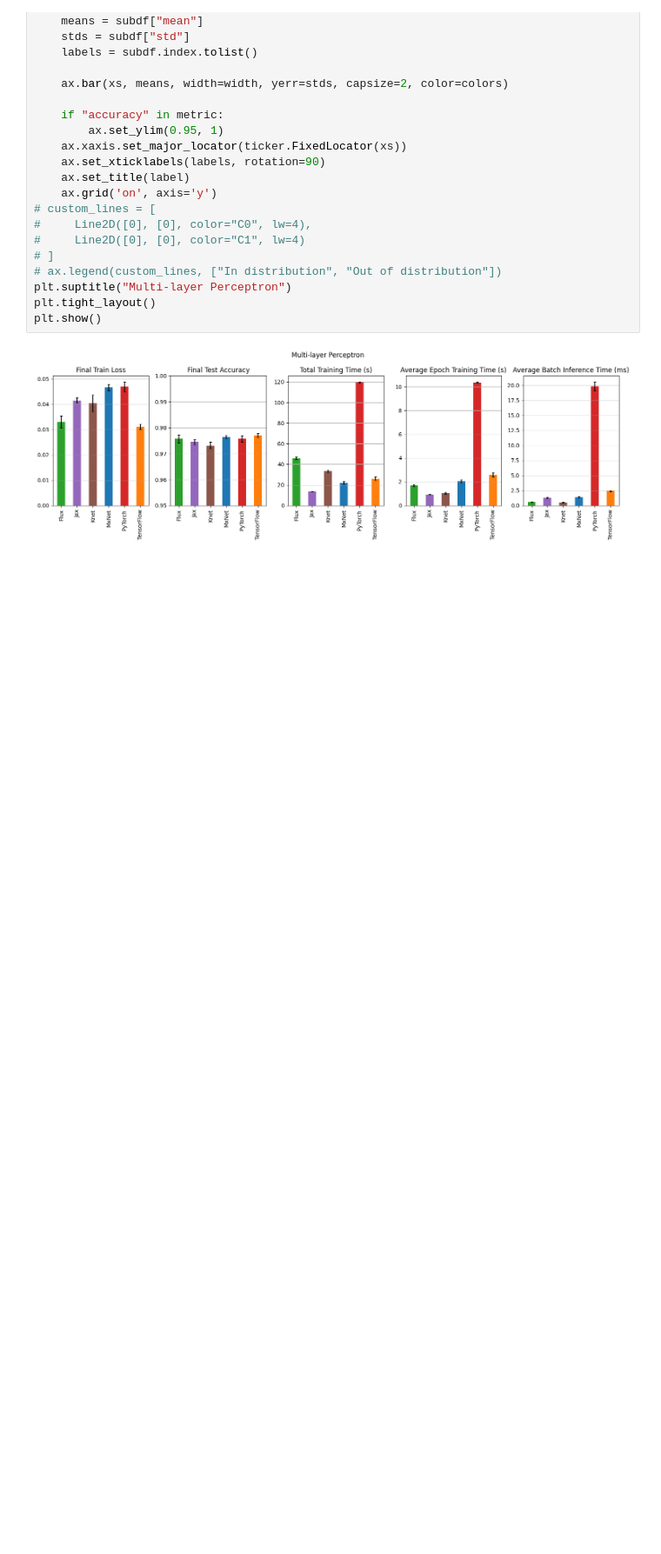
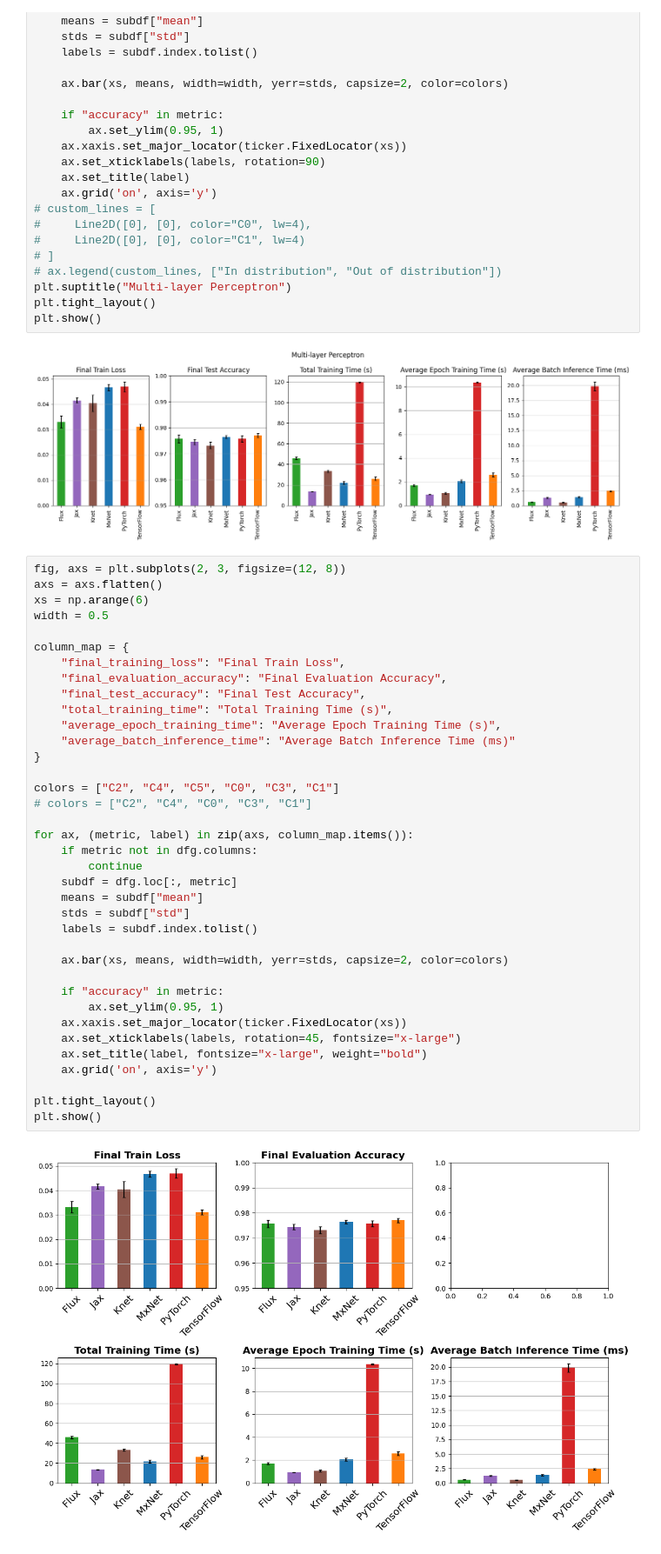
Before and after one commit to WAT-ai/DL-framework-comparison, a Jupyter notebook: multi-layer-perceptron/mlp_results.ipynb, the cells around one changed output. Shown: that part at 87% size. Saved outputs shown, nothing was run; the diff lists cells and outputs as text; blank space fills up the shorter version.

Commit message:
Add presentation graphs to result notebooks

```diff
--- a/multi-layer-perceptron/mlp_results.ipynb
+++ b/multi-layer-perceptron/mlp_results.ipynb
@@ -108,3 +108,42 @@ plt.tight_layout()
 plt.show()
 # %% [output]
 [figure]
+# %%
+fig, axs = plt.subplots(2, 3, figsize=(12, 8))
+axs = axs.flatten()
+xs = np.arange(6)
+width = 0.5
+
+column_map = {
+    "final_training_loss": "Final Train Loss",
+    "final_evaluation_accuracy": "Final Evaluation Accuracy",
+    "final_test_accuracy": "Final Test Accuracy",
+    "total_training_time": "Total Training Time (s)",
+    "average_epoch_training_time": "Average Epoch Training Time (s)",
+    "average_batch_inference_time": "Average Batch Inference Time (ms)"
+}
+
+colors = ["C2", "C4", "C5", "C0", "C3", "C1"]
+# colors = ["C2", "C4", "C0", "C3", "C1"]
+
+for ax, (metric, label) in zip(axs, column_map.items()):
+    if metric not in dfg.columns:
+        continue
+    subdf = dfg.loc[:, metric]
+    means = subdf["mean"]
+    stds = subdf["std"]
+    labels = subdf.index.tolist()
+
+    ax.bar(xs, means, width=width, yerr=stds, capsize=2, color=colors)
+
+    if "accuracy" in metric:
+        ax.set_ylim(0.95, 1)
+    ax.xaxis.set_major_locator(ticker.FixedLocator(xs))
+    ax.set_xticklabels(labels, rotation=45, fontsize="x-large")
+    ax.set_title(label, fontsize="x-large", weight="bold")
+    ax.grid('on', axis='y')
+
+plt.tight_layout()
+plt.show()
+# %% [output]
+[figure, added]
```
Also changed, not shown: 1 other file.
